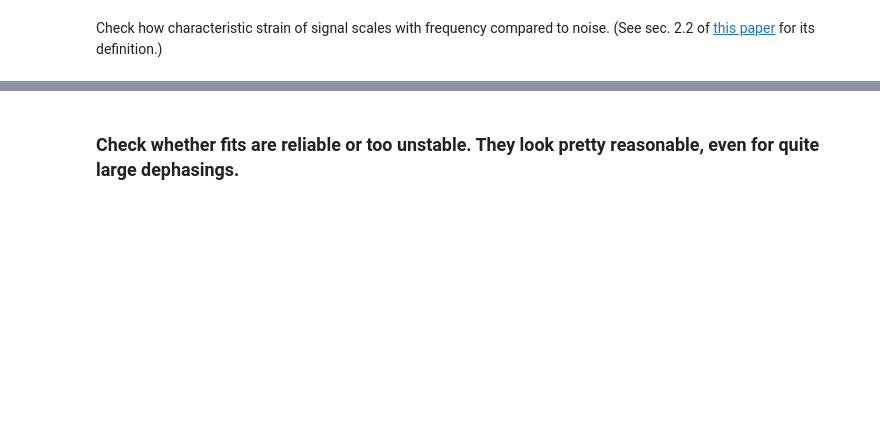
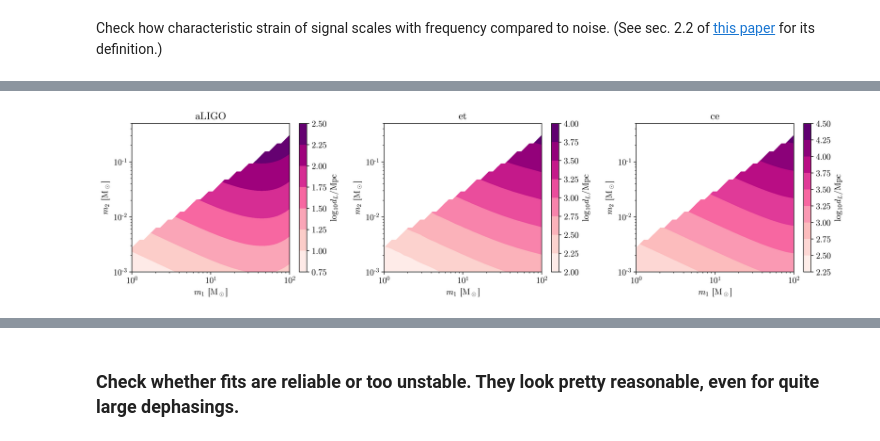
Before and after one commit to adam-coogan/pydd, a Jupyter notebook: notebooks/earth-based.ipynb, the cells around one changed output, grey strips where cells are left out. Drawn from its saved outputs; the diff is of its cells as text; code cells hidden in the pictures; blank space fills up the shorter version.

```diff
--- a/notebooks/earth-based.ipynb
+++ b/notebooks/earth-based.ipynb
@@ -261,0 +304,26 @@ WARNING:matplotlib.backends.backend_pdf:'cmunrm.otf' can not be subsetted into a
+# %%
+# Distances at which systems are detectable
+fig, axs = plt.subplots(1, 3, figsize=(15, 4))
+
+for ax, telescope in zip(axs, ["aLIGO", "et", "ce"]):
+    results = {
+        k: jnp.array(v) for k, v in dict(jnp.load(f"outputs/{telescope}.npz")).items()
+    }
+    cs = ax.contourf(
+        m_1_g / MSUN,
+        m_2_g / MSUN,
+        jnp.log10(results["dL"] / (1e6 * PC)),
+        #     levels=jnp.linspace(0, 2, 11),
+        cmap="RdPu",
+    )
+    plt.colorbar(cs, ax=ax, label=r"$\log_{10} d_L / \mathrm{Mpc}$")
+
+    ax.set_xscale("log")
+    ax.set_yscale("log")
+    ax.set_xlabel(r"$m_1$ [M$_\odot$]")
+    ax.set_ylabel(r"$m_2$ [M$_\odot$]")
+    ax.set_title(telescope)
+
+fig.tight_layout()
+# %% [output]
+[figure, added]
```
Also changed, not shown: parts of 22 cells of this notebook, 6 other files.
